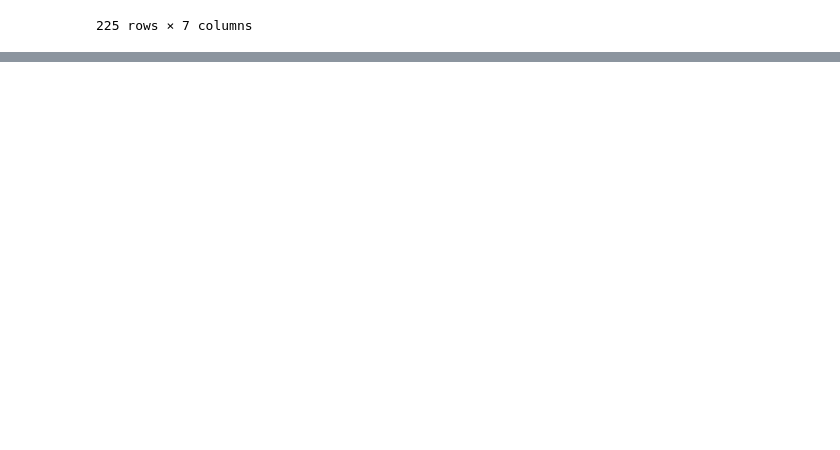
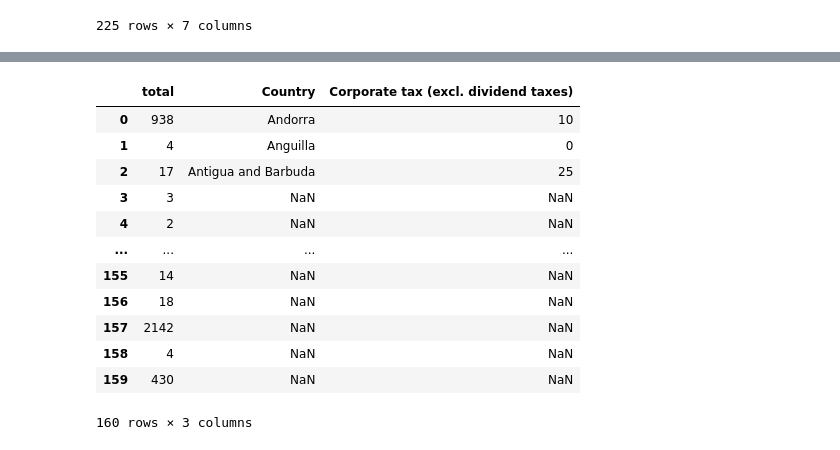
Before and after one commit to alexmak001/Panama-Papers, a Jupyter notebook: prabina.ipynb, the cells around one changed output, grey strips where cells are left out. Cells and saved outputs as stored; diff of their text form; code cells hidden in the pictures; blank space fills up the shorter version.

```diff
--- a/prabina.ipynb
+++ b/prabina.ipynb
@@ -338,3 +338,6 @@ df
 | 223 | Zambia | 35% | 10% | 30% | 16% | ... |
 | 224 | Zimbabwe | 25% | 0% | 45% | 15% (standard rate)0% (on selecte... | ... |
 225 rows × 7 columns
+# %%
+corporate_taxes = df.drop(df.columns[2:], axis=1)
+corporate_taxes
@@ -340,0 +358,3 @@ df
+# %%
+corporate_taxes["Corporate tax (excl. dividend taxes)"] = corporate_taxes["Corporate tax (excl. dividend taxes)"].str.split("%").str[0]
+corporate_taxes
@@ -340,0 +392,3 @@ df
+# %%
+bear_country = bear_per_country.groupby(["E.countries"]).sum()
+bear_country
@@ -340,0 +412,16 @@ df
+# %%
+bear_country.merge(corporate_taxes, how='left', left_on="E.countries", right_on ='Country')
+# %% [output]
+|  | total | Country | Corporate tax (excl. dividend taxes) |
+| 0 | 938 | Andorra | 10 |
+| 1 | 4 | Anguilla | 0 |
+| 2 | 17 | Antigua and Barbuda | 25 |
+| 3 | 3 | NaN | NaN |
+| 4 | 2 | NaN | NaN |
+| ... | ... | ... | ... |
+| 155 | 14 | NaN | NaN |
+| 156 | 18 | NaN | NaN |
+| 157 | 2142 | NaN | NaN |
+| 158 | 4 | NaN | NaN |
+| 159 | 430 | NaN | NaN |
+160 rows × 3 columns
```
Also changed, not shown: parts of 7 cells of this notebook, 1 other file.
